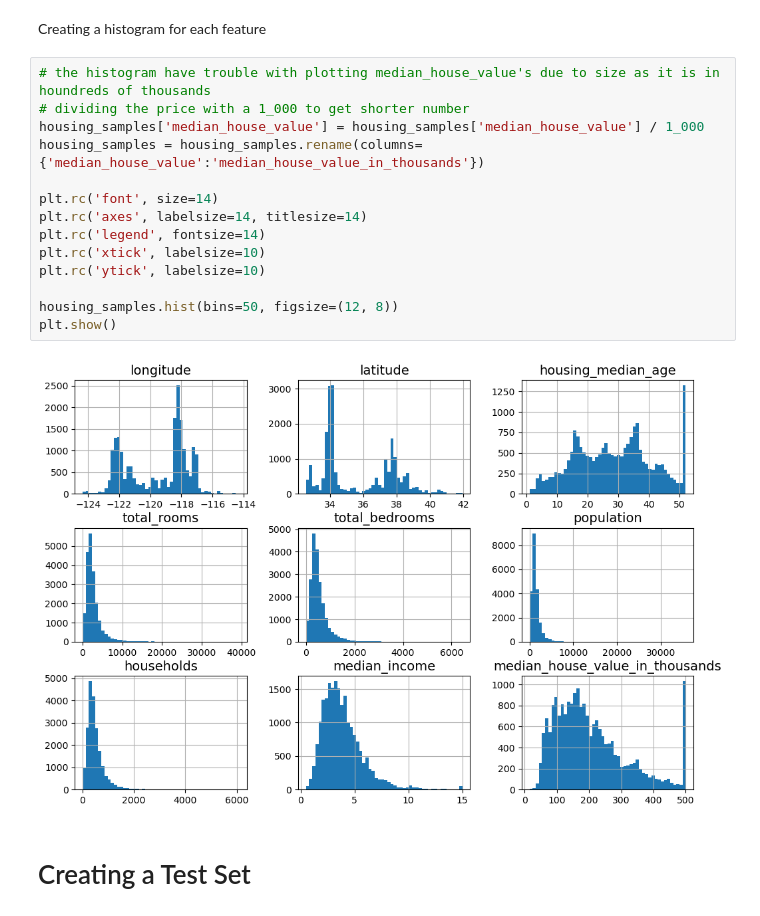
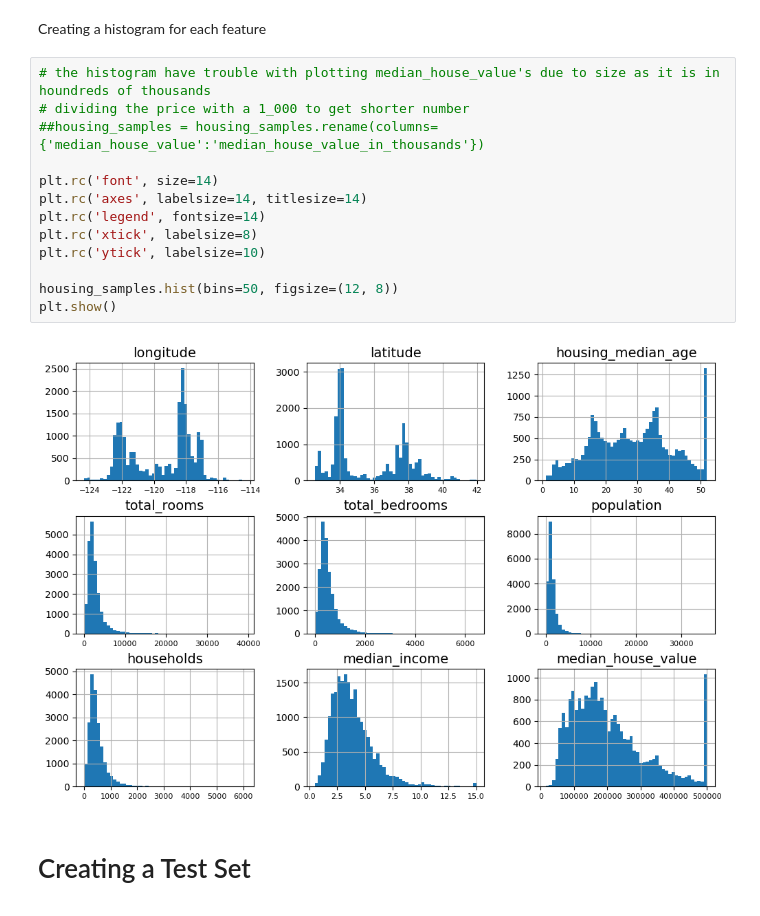
Before and after one commit to TimoSR/AppliedAI, a Jupyter notebook: lectures/chapter_7/ML_example_eTe.ipynb, the cells around one changed output. Cells and saved outputs as stored; diff of their text form.

```diff
--- a/lectures/chapter_7/ML_example_eTe.ipynb
+++ b/lectures/chapter_7/ML_example_eTe.ipynb
@@ -134,19 +134,18 @@ Creating a histogram for each feature
 # %%
 # the histogram have trouble with plotting median_house_value's due to size as it is in houndreds of thousands
 # dividing the price with a 1_000 to get shorter number
-housing_samples['median_house_value'] = housing_samples['median_house_value'] / 1_000
-housing_samples = housing_samples.rename(columns={'median_house_value':'median_house_value_in_thousands'})
+##housing_samples = housing_samples.rename(columns={'median_house_value':'median_house_value_in_thousands'})
 
 plt.rc('font', size=14)
 plt.rc('axes', labelsize=14, titlesize=14)
 plt.rc('legend', fontsize=14)
-plt.rc('xtick', labelsize=10)
+plt.rc('xtick', labelsize=8)
 plt.rc('ytick', labelsize=10)
 
 housing_samples.hist(bins=50, figsize=(12, 8))
 plt.show()
 # %% [output]
-[figure, old version]
+[figure, new version]
 # %% [markdown]
 # Creating a Test Set
 # %% [markdown]
```
Also changed, not shown: parts of 4 cells of this notebook.
